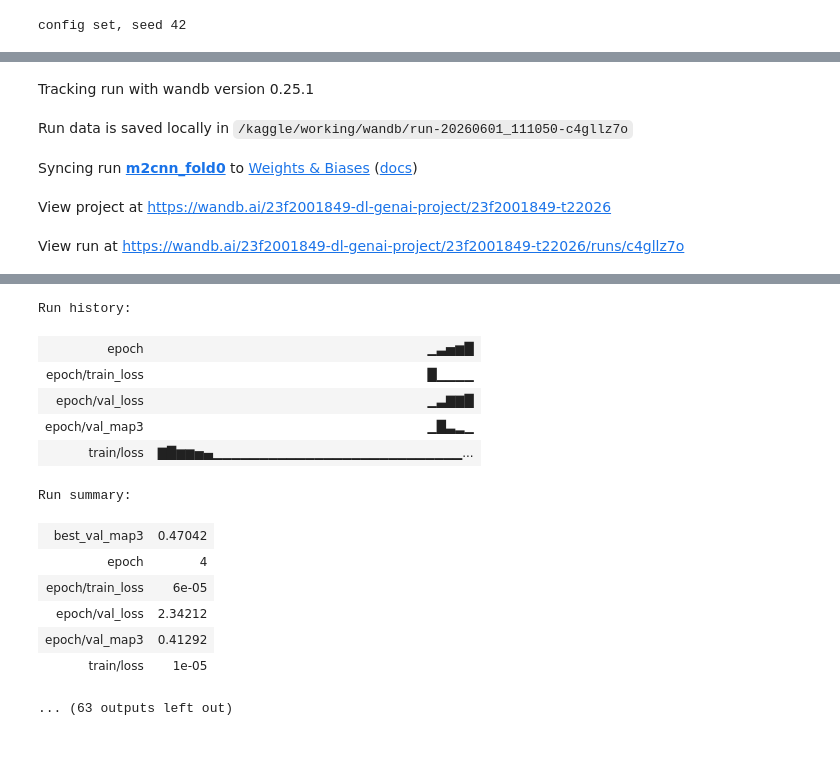
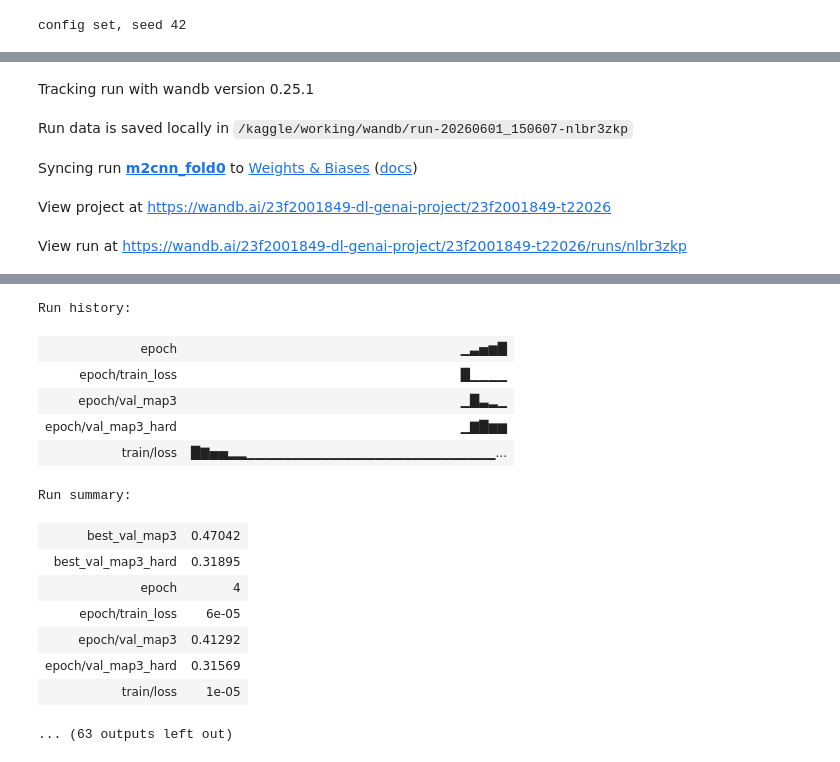
Before and after one commit to 23f2001849/dl-genai-t22026-23f2001849, a Jupyter notebook: notebooks/train_textcnn.ipynb, the cells around one changed output, grey strips where cells are left out. Saved outputs shown, nothing was run; the diff lists cells and outputs as text; code cells hidden in the pictures.

Commit message:
report-M2 TextCNN: add hard-subset eval (cv mean full 0.5702, hard 0.4811)

```diff
--- a/notebooks/train_textcnn.ipynb
+++ b/notebooks/train_textcnn.ipynb
@@ -217,9 +217,11 @@ print("config set, seed", SEED)
 # %% [output]
 config set, seed 42
 # %%
+# 5-fold cv training, textcnn from scratch, hard-subset eval
 import time
 
 fold_scores = []
+fold_hard = []
 
 for fold in range(N_FOLDS):
     torch.manual_seed(SEED)
@@ -236,12 +238,15 @@ for fold in range(N_FOLDS):
     optimizer = torch.optim.AdamW(model.parameters(), lr=LR, weight_decay=WEIGHT_DECAY)
     criterion = nn.CrossEntropyLoss()
 
+    opt_lens = np.array([[len(str(val_df.iloc[r][c])) for c in OPT_COLS] for r in range(len(val_df))])
+    hard = opt_lens.argmax(1) != val_df["answer"].map(LABEL2IDX).values
+
     run = wandb.init(
         project="23f2001849-t22026",
         entity="23f2001849-dl-genai-project",
         name=f"m2cnn_fold{fold}",
         group="m2_textcnn_cv",
-        tags=["m2", "textcnn", "workstream-b", "scratch", "cv"],
+        tags=["m2", "textcnn", "workstream-b", "scratch", "cv", "hardeval"],
         config={
             "fold": fold, "stem_len": STEM_LEN, "opt_len": OPT_LEN, "batch_size": BATCH_SIZE,
             "epochs": EPOCHS, "lr": LR, "weight_decay": WEIGHT_DECAY, "embed_dim": EMBED_DIM,
@@ -251,6 +256,7 @@ for fold in range(N_FOLDS):
     )
 
     best_val_map3 = -1.0
+    best_hard = float("nan")
     bad_epochs = 0
     best_ckpt_path = Path(f"/kaggle/working/m2cnn_fold{fold}_best.pt")
     t_start = time.time()
@@ -274,7 +280,7 @@ for fold in range(N_FOLDS):
             wandb.log({"train/loss": loss.item()})
 
         model.eval()
-        val_logits_all, val_labels_all, val_losses = [], [], []
+        val_logits_all, val_labels_all = [], []
         with torch.no_grad():
             for batch in val_loader:
                 stem_ids = batch["stem_ids"].to("cuda")
@@ -285,18 +291,18 @@ for fold in range(N_FOLDS):
                 logits = model(stem_ids, stem_mask, opt_ids, opt_mask)
                 val_logits_all.append(logits.cpu())
                 val_labels_all.append(labels.cpu())
-                val_losses.append(criterion(logits, labels).item())
         val_logits = torch.cat(val_logits_all)
         val_labels = torch.cat(val_labels_all)
         val_map3 = compute_map3(val_logits, val_labels)
-        val_loss = float(np.mean(val_losses))
+        val_map3_hard = compute_map3(val_logits[torch.from_numpy(hard)], val_labels[torch.from_numpy(hard)]) if hard.sum() else float("nan")
         train_loss = float(np.mean(train_losses))
         elapsed = time.time() - t_start
-        print(f"fold {fold} epoch {epoch}: train_loss={train_loss:.4f} val_loss={val_loss:.4f} val_map3={val_map3:.4f} elapsed={elapsed:.1f}s")
-        wandb.log({"epoch": epoch, "epoch/train_loss": train_loss, "epoch/val_loss": val_loss, "epoch/val_map3": val_map3})
+        print(f"fold {fold} epoch {epoch}: train_loss={train_loss:.4f} val_map3={val_map3:.4f} val_map3_hard={val_map3_hard:.4f} elapsed={elapsed:.1f}s")
+        wandb.log({"epoch": epoch, "epoch/train_loss": train_loss, "epoch/val_map3": val_map3, "epoch/val_map3_hard": val_map3_hard})
 
         if val_map3 > best_val_map3:
             best_val_map3 = val_map3
+            best_hard = val_map3_hard
             bad_epochs = 0
             torch.save({"model_state": model.state_dict(), "val_map3": val_map3, "epoch": epoch, "fold": fold}, best_ckpt_path)
         else:
@@ -306,16 +312,19 @@ for fold in range(N_FOLDS):
                 break
 
     wandb.run.summary["best_val_map3"] = best_val_map3
+    wandb.run.summary["best_val_map3_hard"] = best_hard
     run.finish()
     fold_scores.append(best_val_map3)
-    print(f"fold {fold} best_val_map3={best_val_map3:.4f}")
+    fold_hard.append(best_hard)
+    print(f"fold {fold} best_val_map3={best_val_map3:.4f} best_hard={best_hard:.4f}")
 
-print("\nper-fold:", [round(s, 4) for s in fold_scores])
-print(f"cv mean val_map3={np.mean(fold_scores):.4f} std={np.std(fold_scores):.4f}")
+print("\nper-fold full:", [round(s, 4) for s in fold_scores])
+print("per-fold hard:", [round(s, 4) for s in fold_hard])
+print(f"cv mean full={np.mean(fold_scores):.4f}  cv mean hard={np.nanmean(fold_hard):.4f}")
 # %% [output]
 [interactive output not drawn]
 Tracking run with wandb version 0.25.1
-Run data is saved locally in /kaggle/working/wandb/run-20260601_111050-c4gllz7o
+Run data is saved locally in /kaggle/working/wandb/run-20260601_150607-nlbr3zkp
 Syncing run m2cnn_fold0 to Weights & Biases (docs)
 View project at https://wandb.ai/23f2001849-dl-genai-project/23f2001849-t22026
-View run at https://wandb.ai/23f2001849-dl-genai-project/23f2001849-t22026/runs/c4gllz7o
+View run at https://wandb.ai/23f2001849-dl-genai-project/23f2001849-t22026/runs/nlbr3zkp
@@ -327,16 +336,17 @@ fold 0 epoch 4: train_loss=0.0001 val_loss=2.3421 val_map3=0.4129 elapsed=16.0s
   early stop at epoch 4
 [interactive output not drawn]
 Run history:
 | epoch | ▁▃▅▆█ |
 | epoch/train_loss | █▁▁▁▁ |
-| epoch/val_loss | ▁▃▇▇█ |
 | epoch/val_map3 | ▁█▃▂▁ |
-| train/loss | ▇█▆▆▅▄▁▁▁▁▁▁▁▁▁▁▁▁▁▁▁▁▁▁▁▁▁▁▁▁▁▁▁... |
+| epoch/val_map3_hard | ▁▇█▆▆ |
+| train/loss | █▇▅▅▂▂▁▁▁▁▁▁▁▁▁▁▁▁▁▁▁▁▁▁▁▁▁▁▁▁▁▁▁... |
 Run summary:
 | best_val_map3 | 0.47042 |
+| best_val_map3_hard | 0.31895 |
 | epoch | 4 |
 | epoch/train_loss | 6e-05 |
-| epoch/val_loss | 2.34212 |
 | epoch/val_map3 | 0.41292 |
+| epoch/val_map3_hard | 0.31569 |
 | train/loss | 1e-05 |
 ... (63 outputs left out)
```
Also changed, not shown: parts of 1 cell of this notebook.
